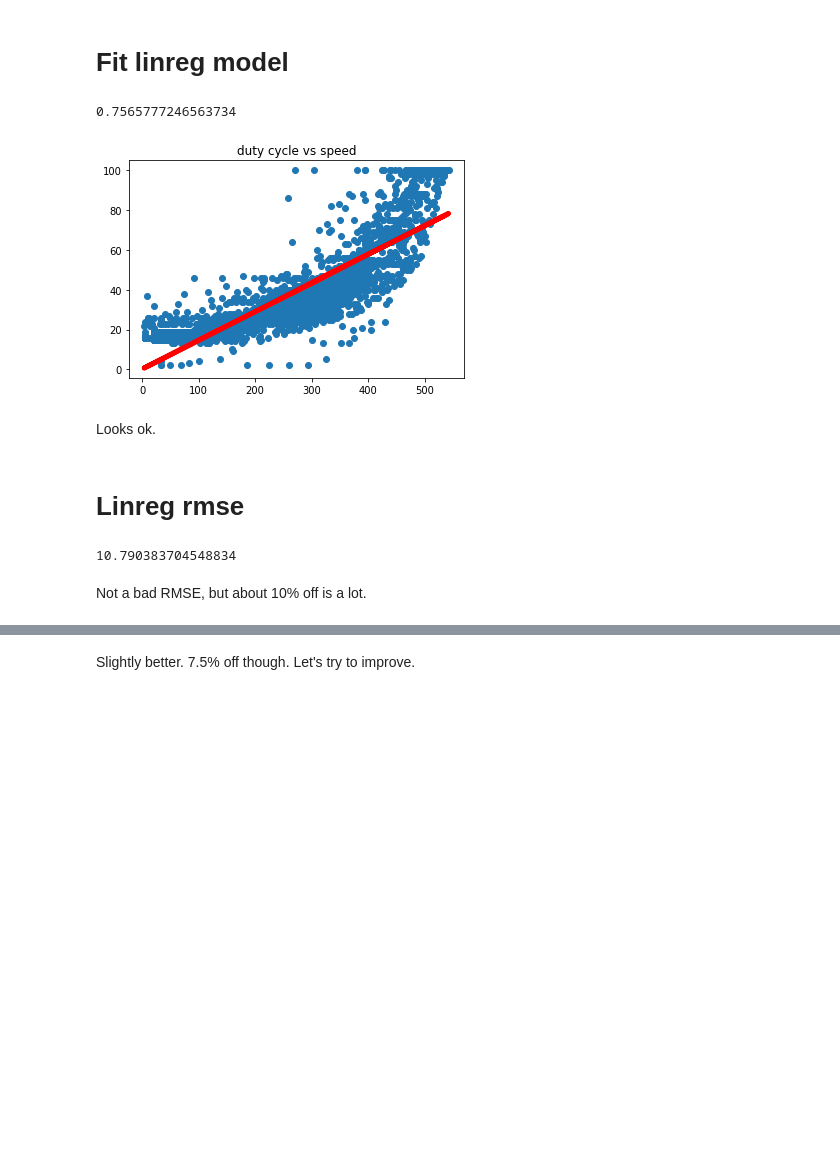
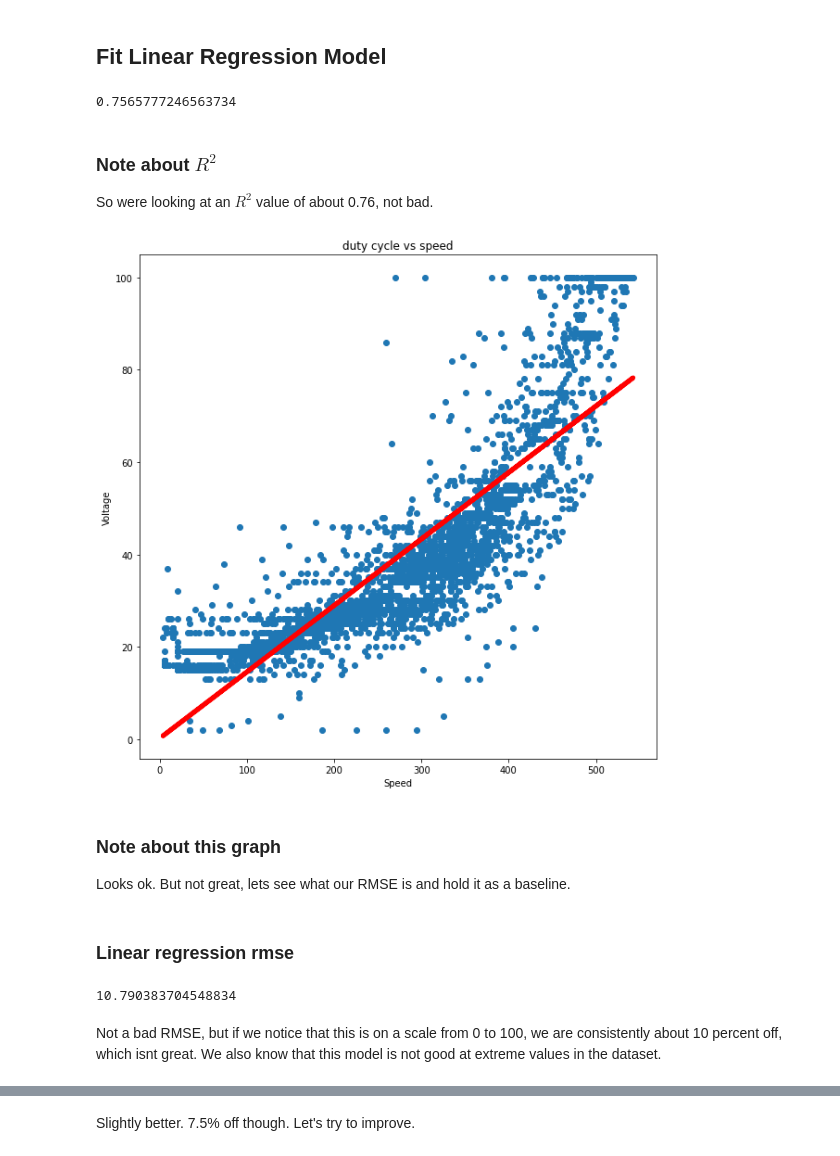
Before and after one commit to drg101/MLESC, a Jupyter notebook: analyze/Basic_Analyze.ipynb, the cells around one changed output, grey strips where cells are left out. Drawn from its saved outputs; the diff is of its cells as text; code cells hidden in the pictures; blank space fills up the shorter version.

```diff
--- a/analyze/Basic_Analyze.ipynb
+++ b/analyze/Basic_Analyze.ipynb
@@ -76,5 +129,5 @@ Given this correlation, `duty_cycle` and `speed_avg` are well correlated, but no
 # %% [markdown]
-# Fit linreg model
+## Fit Linear Regression Model
 # %%
 linreg = LinearRegression()
 voltage = X[:,0].reshape(-1,1)
@@ -84,14 +137,22 @@ predicted_voltage = linreg.predict(speed)
 linreg.score(speed,voltage)
 # %% [output]
 0.7565777246563734
+# %% [markdown]
+### Note about $R^2$
+
+So were looking at an $R^2$ value of about 0.76, not bad.
 # %%
-plt.figure()
+plt.figure(figsize=(10,10))
 plt.title("duty cycle vs speed")
+plt.xlabel("Speed")
+plt.ylabel("Voltage")
 plt.scatter(speed,voltage)
 plt.plot(speed,predicted_voltage,color="red",linewidth=5.0);
 # %% [output]
-[figure, old version]
+[figure, new version]
 # %% [markdown]
-Looks ok.
+### Note about this graph
+
+Looks ok. But not great, lets see what our RMSE is and hold it as a baseline.
 # %% [markdown]
-# Linreg rmse
+### Linear regression rmse
@@ -100,5 +164,5 @@ np.sqrt(np.mean((predicted_voltage-voltage)**2))
 # %% [output]
 10.790383704548834
 # %% [markdown]
-Not a bad RMSE, but about 10% off is a lot.
+Not a bad RMSE, but if we notice that this is on a scale from 0 to 100, we are consistently about 10 percent off, which isnt great. We also know that this model is not good at extreme values in the dataset.
 # %% [markdown]
```
Also changed, not shown: parts of 69 cells of this notebook, 12 other files.
